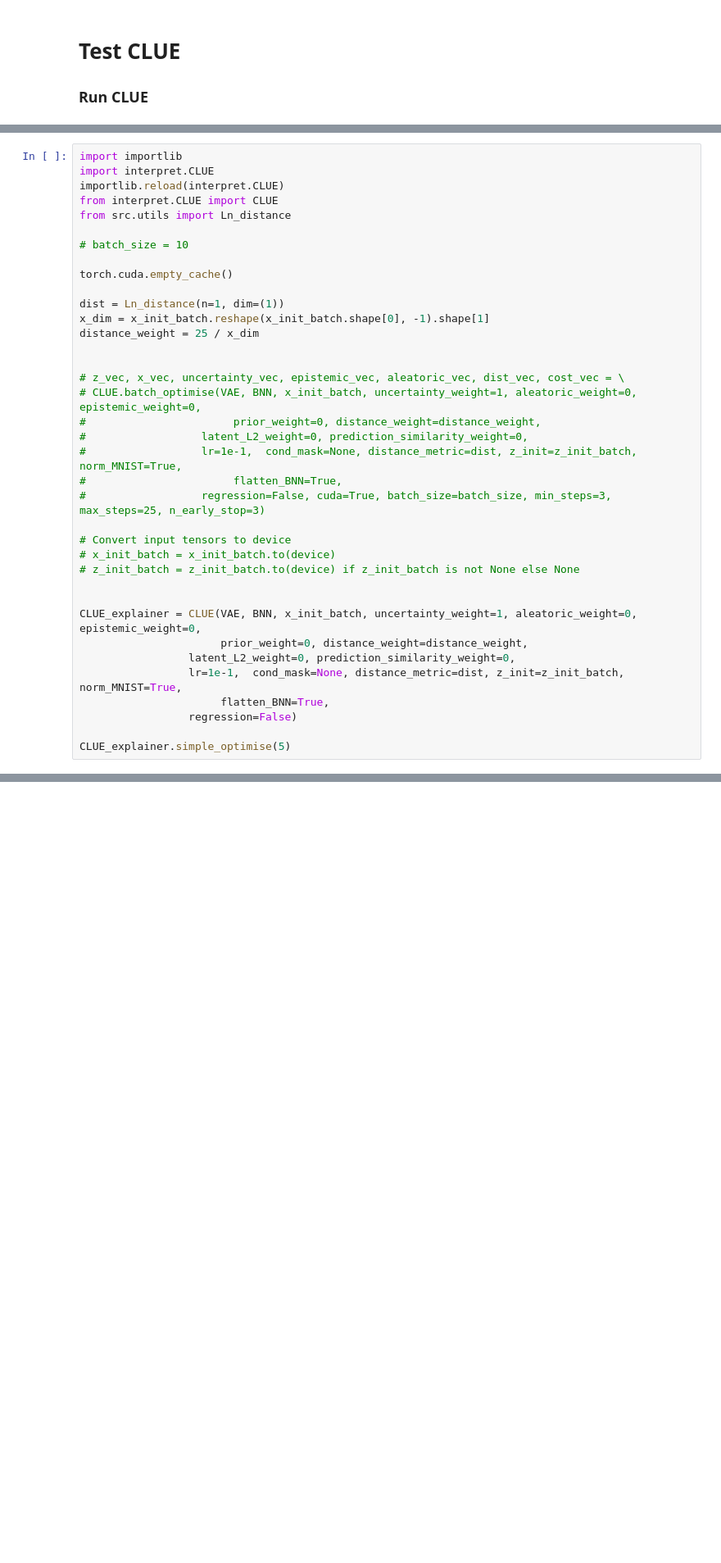
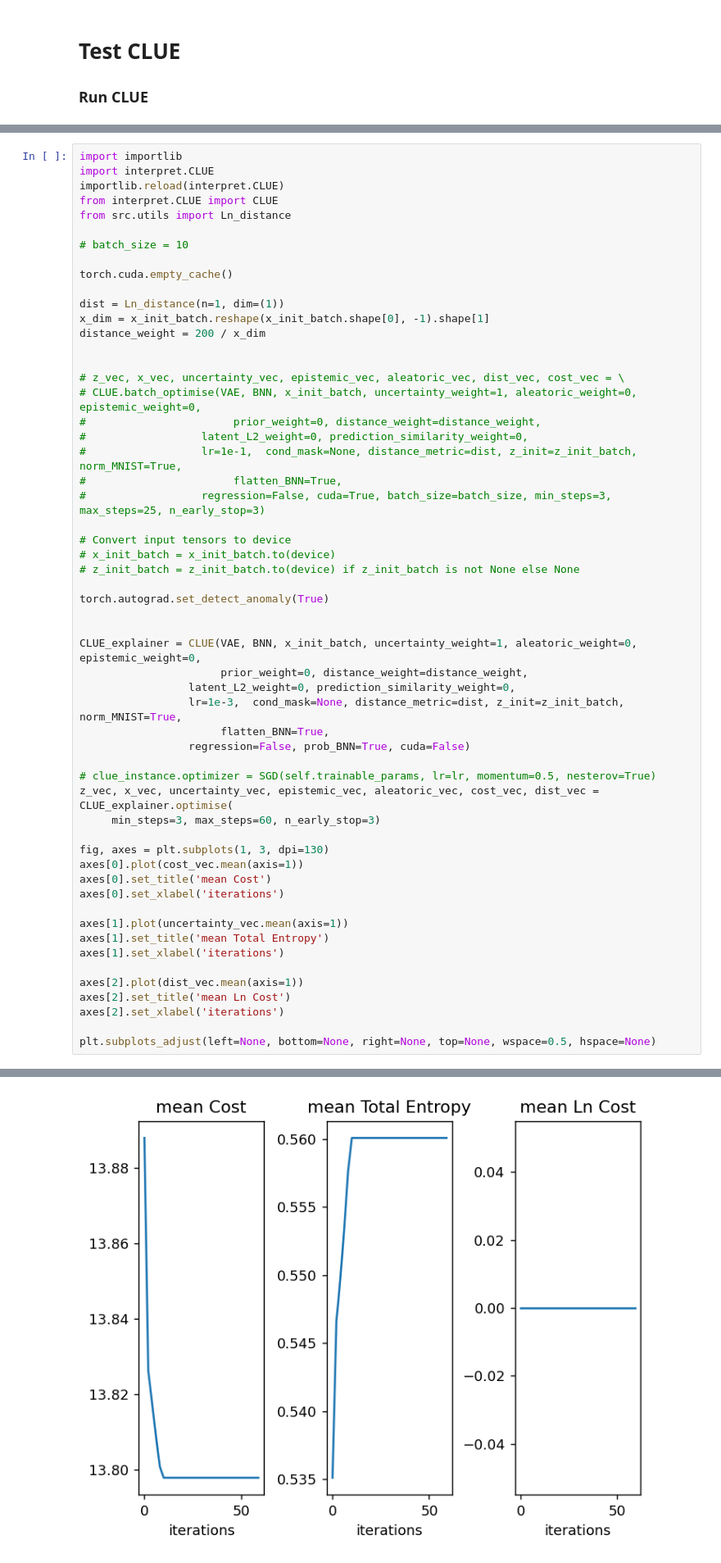
Before and after one commit to confinlay/Bayesian-CE, a Jupyter notebook: my-experiments/test-CLUE.ipynb, the cells around one changed output, grey strips where cells are left out. Shown at 82% size. Cells and saved outputs as stored; diff of their text form; blank space fills up the shorter version.

```diff
--- a/my-experiments/test-CLUE.ipynb
+++ b/my-experiments/test-CLUE.ipynb
@@ -658,7 +713,7 @@ torch.cuda.empty_cache()
 
 dist = Ln_distance(n=1, dim=(1))
 x_dim = x_init_batch.reshape(x_init_batch.shape[0], -1).shape[1]
-distance_weight = 25 / x_dim
+distance_weight = 200 / x_dim
 
 
 # z_vec, x_vec, uncertainty_vec, epistemic_vec, aleatoric_vec, dist_vec, cost_vec = \
@@ -673,14 +728,33 @@ distance_weight = 25 / x_dim
 # x_init_batch = x_init_batch.to(device)
 # z_init_batch = z_init_batch.to(device) if z_init_batch is not None else None
 
+torch.autograd.set_detect_anomaly(True)
+
 
 CLUE_explainer = CLUE(VAE, BNN, x_init_batch, uncertainty_weight=1, aleatoric_weight=0, epistemic_weight=0,
                       prior_weight=0, distance_weight=distance_weight,
                  latent_L2_weight=0, prediction_similarity_weight=0,
-                 lr=1e-1,  cond_mask=None, distance_metric=dist, z_init=z_init_batch, norm_MNIST=True,
+                 lr=1e-3,  cond_mask=None, distance_metric=dist, z_init=z_init_batch, norm_MNIST=True,
                       flatten_BNN=True,
-                 regression=False)
+                 regression=False, prob_BNN=True, cuda=False)
 
-CLUE_explainer.simple_optimise(5)
+# clue_instance.optimizer = SGD(self.trainable_params, lr=lr, momentum=0.5, nesterov=True)
+z_vec, x_vec, uncertainty_vec, epistemic_vec, aleatoric_vec, cost_vec, dist_vec = CLUE_explainer.optimise(
+     min_steps=3, max_steps=60, n_early_stop=3)
+
+fig, axes = plt.subplots(1, 3, dpi=130)
+axes[0].plot(cost_vec.mean(axis=1))
+axes[0].set_title('mean Cost')
+axes[0].set_xlabel('iterations')
+
+axes[1].plot(uncertainty_vec.mean(axis=1))
+axes[1].set_title('mean Total Entropy')
+axes[1].set_xlabel('iterations')
+
+axes[2].plot(dist_vec.mean(axis=1))
+axes[2].set_title('mean Ln Cost')
+axes[2].set_xlabel('iterations')
+
+plt.subplots_adjust(left=None, bottom=None, right=None, top=None, wspace=0.5, hspace=None)
 # %% [output]
 self.z.requires_grad:  True
@@ -702,0 +777 @@ Step 0, Loss: 28.720827102661133, z: tensor([[ 9.4122e-02, -1.3563e+00,  1.5211e
+[figure, added]
```
Also changed, not shown: parts of 28 cells of this notebook, 10 other files.
